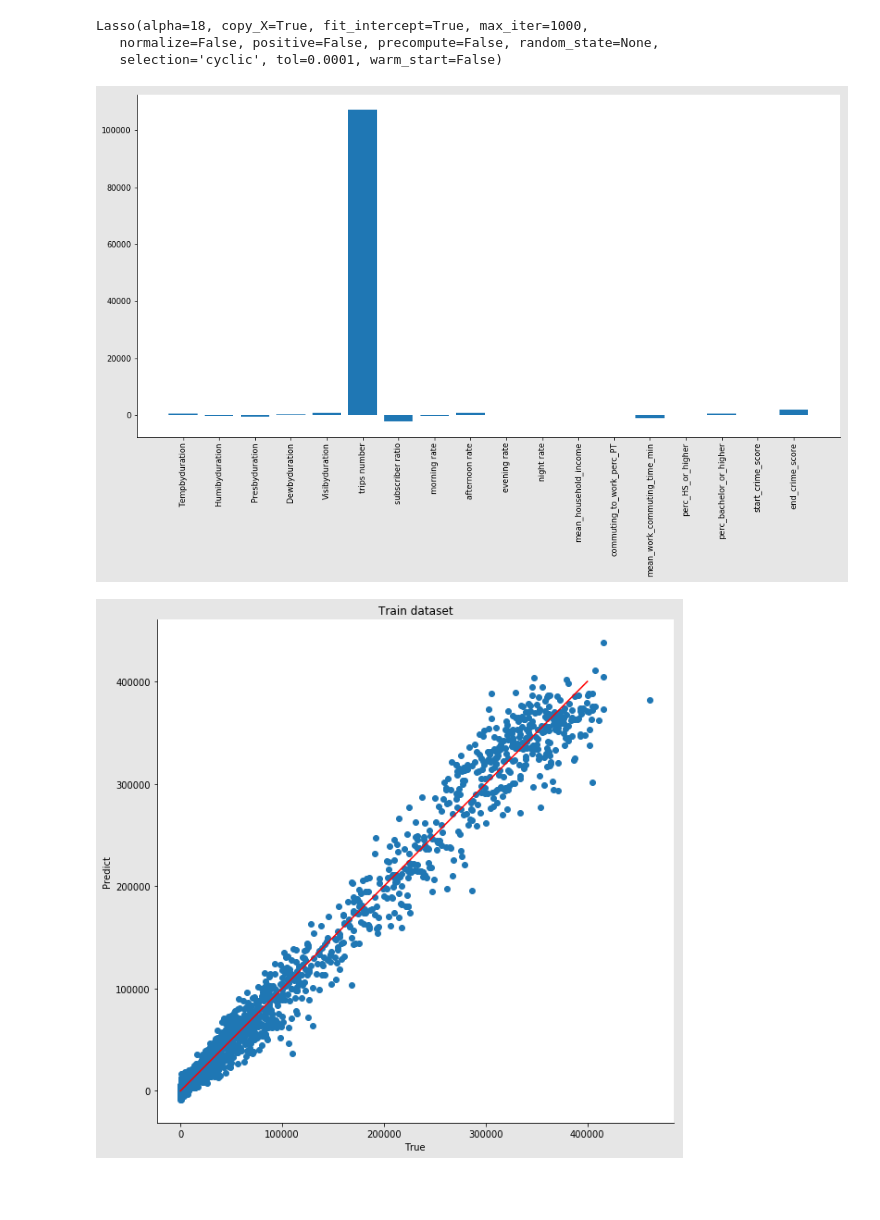
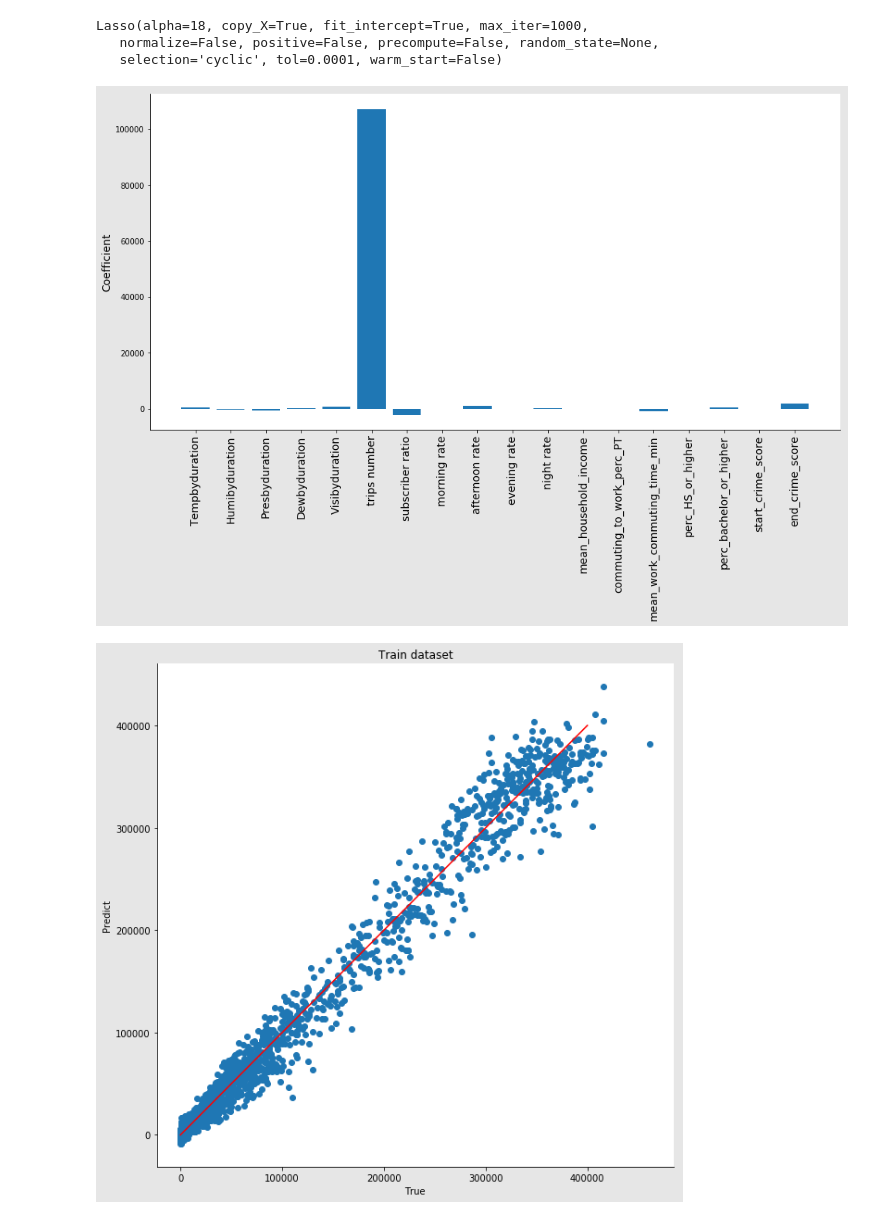
Before and after one commit to leon-lee-jl/MoBike, a Jupyter notebook: MoBike V1.0.ipynb, the cells around one changed output. Drawn from its saved outputs; the diff is of its cells as text; code cells hidden in the pictures; blank space fills up the shorter version.

```diff
--- a/MoBike V1.0.ipynb
+++ b/MoBike V1.0.ipynb
@@ -1011,14 +1009,15 @@ error_ratio_test.append(compare_predict_test_opti_oaf.abs_precent.median())
 # %%
 fig, ax = plt.subplots(figsize = [16,8], facecolor = [0.9,0.9,0.9])
 x_pos = np.arange(len(train_feature.columns)-1)
 
 plt.bar(x_pos, model.coef_[1:])
-plt.xticks(x_pos, train_feature.columns[1:], rotation='vertical')
+plt.xticks(x_pos, train_feature.columns[1:], rotation='vertical', fontsize='14')
+plt.ylabel('Coefficient',fontsize='14')
 ax.spines['right'].set_color('none')
 ax.spines['top'].set_color('none')
 plt.show()
 # %% [output]
-[figure, old version]
+[figure, new version]
 # %%
 fig, ax = plt.subplots(figsize = [10,10], facecolor = [0.9,0.9,0.9])
 
```
Also changed, not shown: parts of 8 cells of this notebook.
